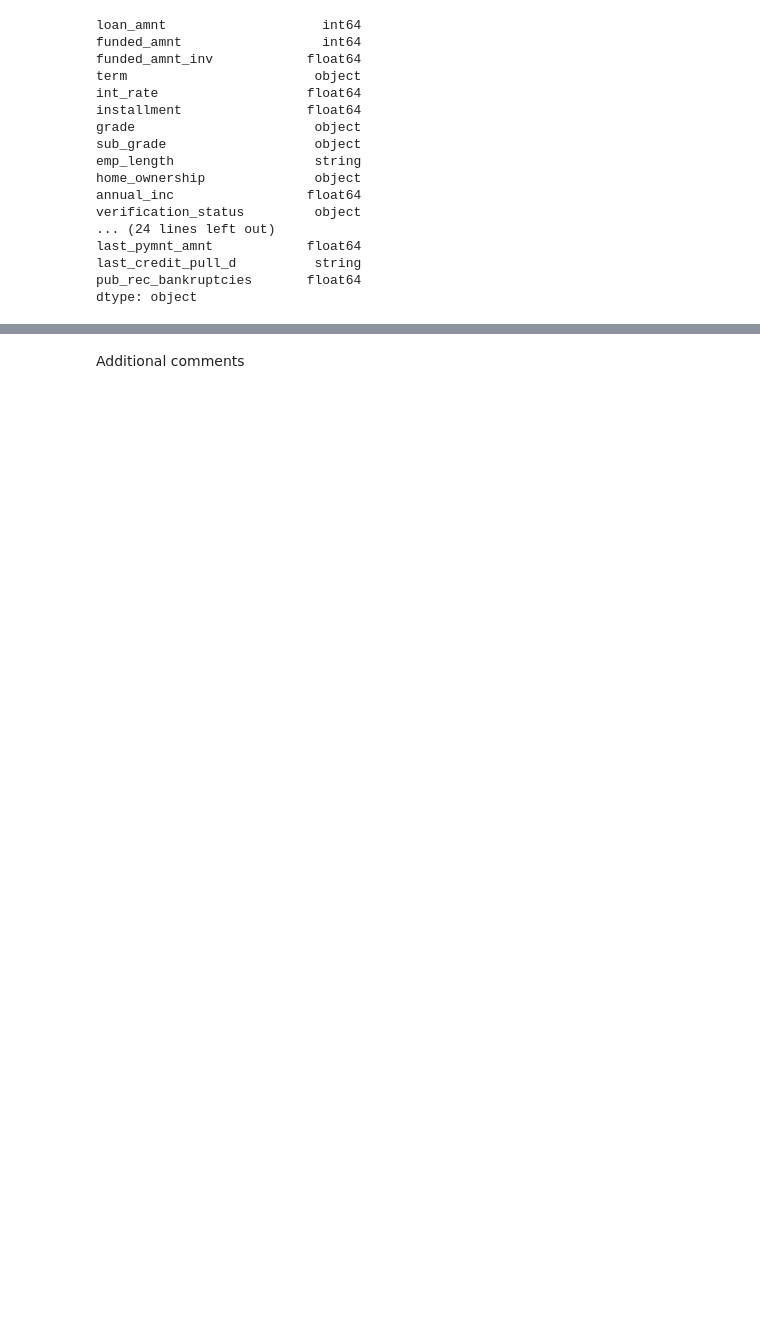
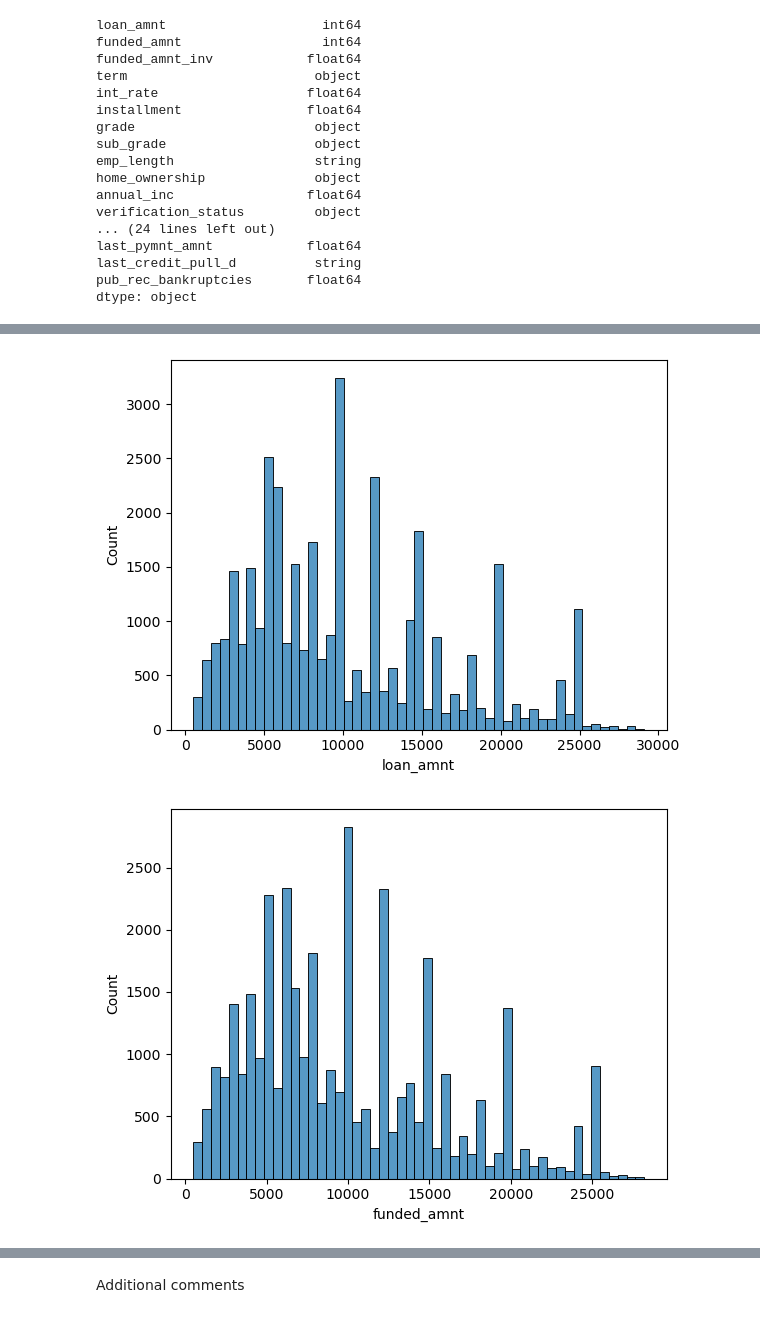
Before and after one commit to Aswani-ReddyKV/LendingClubCaseStudy, a Jupyter notebook: LendingClubCaseStudy.ipynb, the cells around one changed output, grey strips where cells are left out. Saved outputs shown, nothing was run; the diff lists cells and outputs as text; code cells hidden in the pictures; blank space fills up the shorter version.

```diff
--- a/LendingClubCaseStudy.ipynb
+++ b/LendingClubCaseStudy.ipynb
@@ -153,0 +253,7 @@ lendingDF.info()
+# %%
+for colName in outlier_check_col:
+    sns.histplot(lendingDF[colName])
+    plt.show()
+# %% [output]
+[figure, added]
+[figure, added]
```
Also changed, not shown: parts of 25 cells of this notebook.
